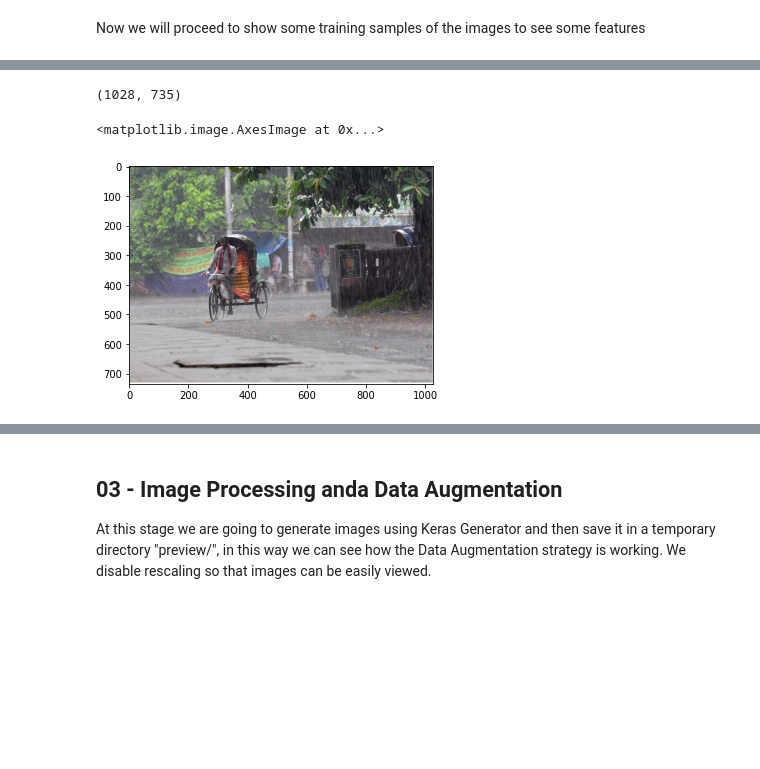
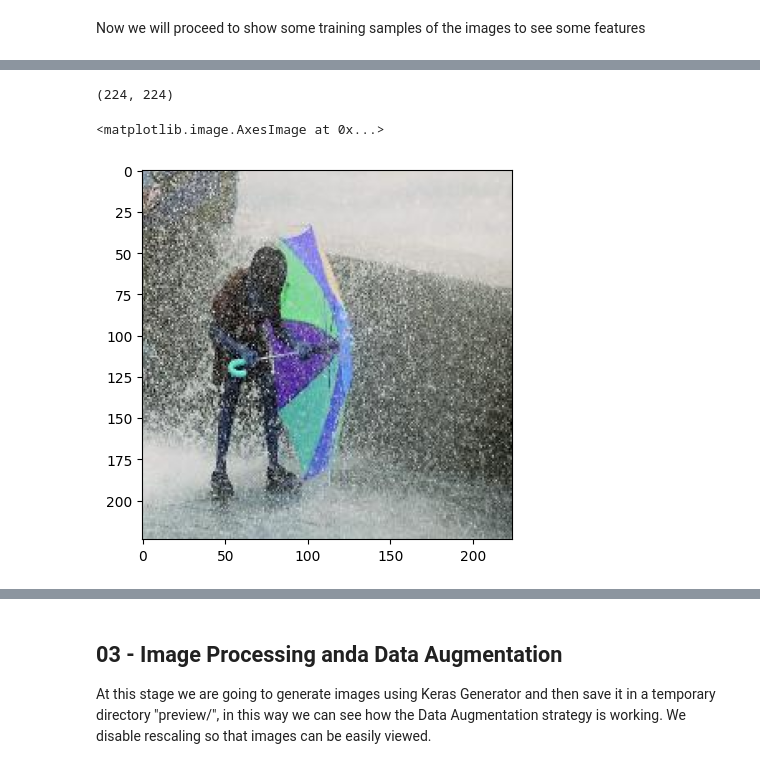
Before and after one commit to shivRVS/classifyImg, a Jupyter notebook: WeatherClassification.ipynb, the cells around one changed output, grey strips where cells are left out. Saved outputs shown, nothing was run; the diff lists cells and outputs as text; code cells hidden in the pictures; blank space fills up the shorter version.

```diff
--- a/WeatherClassification.ipynb
+++ b/WeatherClassification.ipynb
@@ -178,11 +170,11 @@ plt.imshow(img)
 # %%
 #rain
-img = Image.open("drive/MyDrive/dataset/training/rain/rain107.jpg")
+img = Image.open("dataset/training/rain/rain_91.jpeg")
 print(img.size)
 plt.imshow(img)
 # %% [output]
-(1028, 735)
+(224, 224)
 <matplotlib.image.AxesImage at 0x...>
-[figure, old version]
+[figure, new version]
 # %%
 #shine
```
Also changed, not shown: parts of 38 cells of this notebook.
